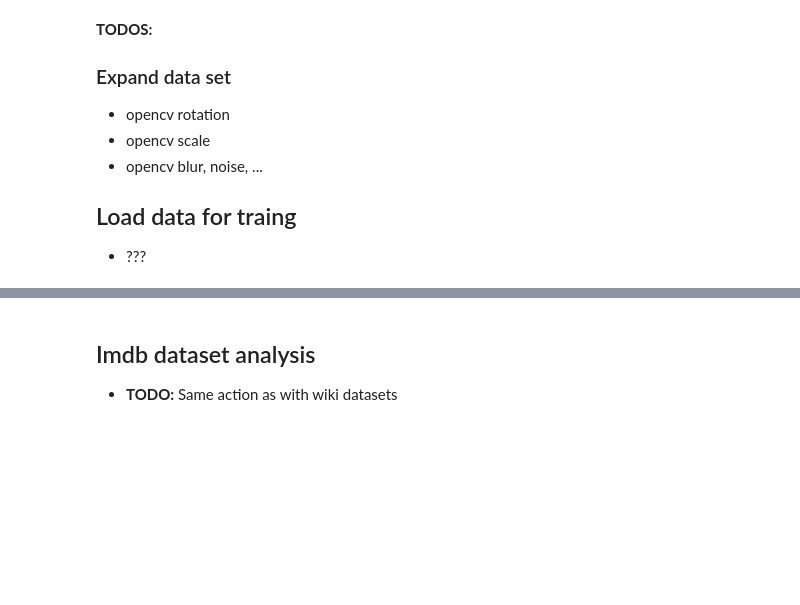
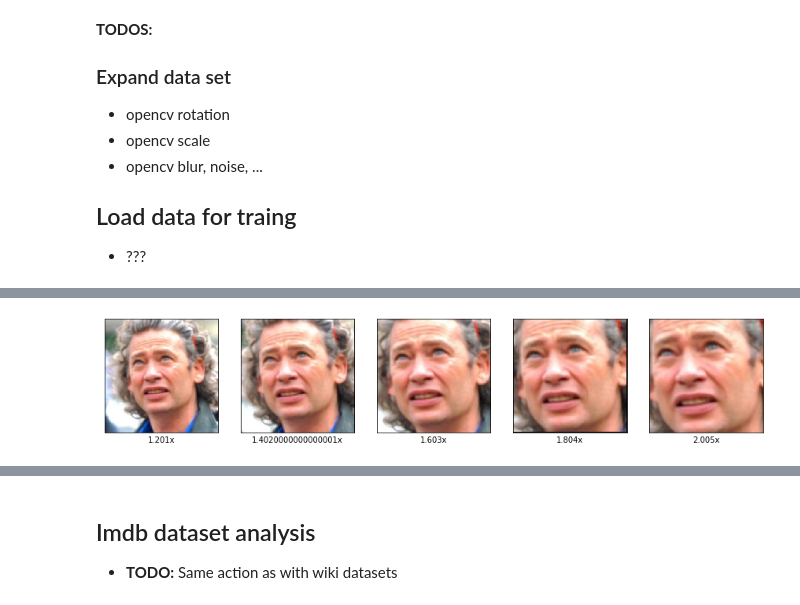
Before and after one commit to EdvinM/FIIT_NS_Mako_Schrojf, a Jupyter notebook: notebooks/Data_Analysis.ipynb, the cells around one changed output, grey strips where cells are left out. Cells and saved outputs as stored; diff of their text form; code cells hidden in the pictures; blank space fills up the shorter version.

```diff
--- a/notebooks/Data_Analysis.ipynb
+++ b/notebooks/Data_Analysis.ipynb
@@ -394,0 +498,25 @@ Populating the interactive namespace from numpy and matplotlib
+# %%
+plt.figure(figsize=(15,10))
+
+for i in range(5):
+    image_path = '../data/raw/wiki_crop/' + str(age_wiki_df['full_path'][25])
+    im = cv2.imread(image_path)
+    im_resized = cv2.resize(im, (224, 224), interpolation=cv2.INTER_LINEAR)
+    im_converted = cv2.cvtColor(im_resized, cv2.COLOR_BGR2RGB)
+
+    # Zoom factor
+    z = 1 + (i+1)*0.201 # Bug for 0.2 and for 0.2001, 0.20001, ...
+
+    plt.subplot(1, 5, i+1)
+    plt.xticks([])
+    plt.yticks([])
+    plt.grid(False)
+
+    zoomed = clipped_zoom(im_converted, z)
+    plt.xlabel(str(z) + "x")
+
+    plt.imshow(zoomed, cmap=plt.cm.binary)
+
+plt.show()
+# %% [output]
+[figure, added]
```
Also changed, not shown: parts of 12 cells of this notebook, 1 other file.
